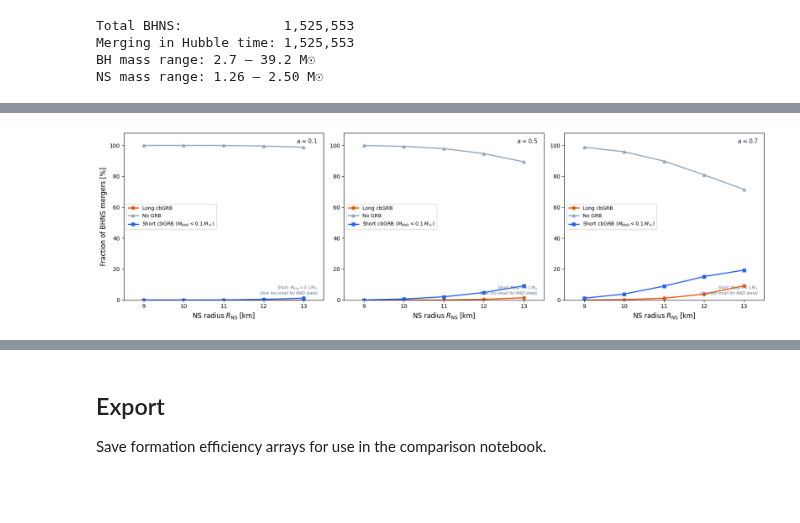
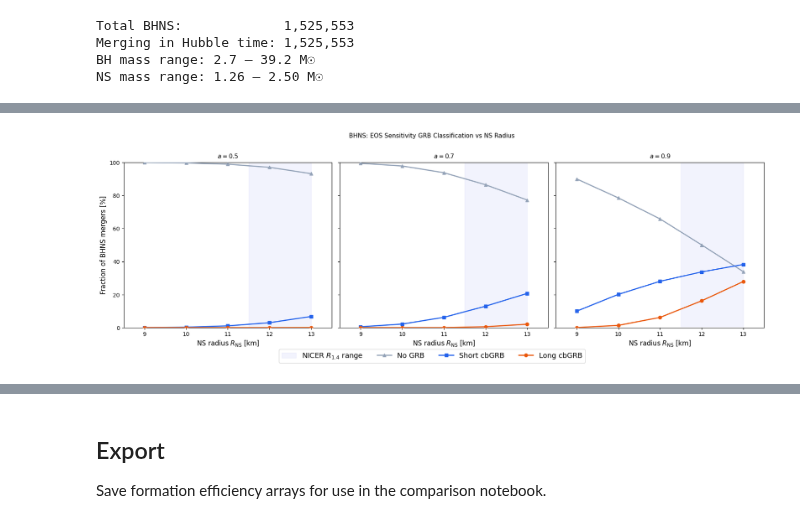
Before and after one commit to jorodgrz/GRBproject, a Jupyter notebook: GRB_BHNS.ipynb, the cells around one changed output, grey strips where cells are left out. Drawn from its saved outputs; the diff is of its cells as text; code cells hidden in the pictures; blank space fills up the shorter version.

```diff
--- a/GRB_BHNS.ipynb
+++ b/GRB_BHNS.ipynb
@@ -132,7 +190,7 @@ NS  = M_NS[mask_merging]
 w   = weights[mask_merging]
 
 results = {}  # keyed by BH spin value
-for a in [0.0, 0.5, 0.7]:
+for a in [0.0, 0.3, 0.5, 0.7, 0.9]:
     M_disk    = foucart_disk_mass(BH, NS, a_BH=a)
     no_grb    = (M_disk < 0.01)
     short_grb = (M_disk >= 0.01) & (M_disk < 0.1)
@@ -303,10 +573,9 @@ A more compact NS (smaller `R_NS`, softer EOS) is harder to disrupt. Vary `R_NS`
 # %%
 R_NS_range = [9, 10, 11, 12, 13]   # km
+eos_spins  = [0.5, 0.7, 0.9]
 
-# Run at a=0.1 (low spin), a=0.5, a=0.7 -- spans negligible to strong disruption
 results_RNS = {}
-
-for a_spin in [0.1, 0.5, 0.7]:
+for a_spin in eos_spins:
     frac_long, frac_short, frac_nogrb = [], [], []
     for R in R_NS_range:
         M_disk    = foucart_disk_mass(BH, NS, a_BH=a_spin, R_NS_km=R)
@@ -322,46 +591,40 @@ for a_spin in [0.1, 0.5, 0.7]:
               f'No GRB={100*no_grb.mean():.1f}%')
     results_RNS[a_spin] = dict(long=frac_long, short=frac_short, nogrb=frac_nogrb)
 
-fig, axes = plt.subplots(1, 3, figsize=(17, 5))
+fig, axes = plt.subplots(1, 3, figsize=(17, 5.5), sharey=True)
 
-for ax, a_spin in zip(axes, [0.1, 0.5, 0.7]):
-    d = results_RNS[a_spin]
+for col, a_spin in enumerate(eos_spins):
+    ax = axes[col]
+    d  = results_RNS[a_spin]
+
+    ax.axvspan(11.5, 13.0, alpha=0.08, color='#6366F1', zorder=0,
+               label='NICER $R_{1.4}$ range' if col == 0 else None)
+
+    ax.plot(R_NS_range, d['nogrb'], color='#94A3B8', lw=2, marker='^',
+            label='No GRB', zorder=3)
+    ax.plot(R_NS_range, d['short'], color='#2563EB', lw=2, marker='s',
+            label='Short cbGRB', zorder=3)
     ax.plot(R_NS_range, d['long'],  color='#EA580C', lw=2, marker='o',
-            label='Long cbGRB')
-    ax.plot(R_NS_range, d['nogrb'], color='#94A3B8', lw=2, marker='^',
-            label='No GRB')
-    ax.plot(R_NS_range, d['short'], color='#2563EB', lw=2, marker='s',
-            label=r'Short cbGRB ($M_\mathrm{disk} < 0.1\,M_\odot$)')
-
-    # Annotation if Short is identically 0
-    if max(d['short']) == 0:
-        ax.text(0.03, 0.20,
-                'Short cbGRB = 0%\nat all $R_\\mathrm{NS}$\n'
-                '(all disrupted disks\nhave $M_\\mathrm{disk} \\geq 0.1\\,M_\\odot$)',
-                transform=ax.transAxes, fontsize=7.5, color='#7C3AED',
-                ha='left', va='bottom',
-                bbox=dict(boxstyle='round,pad=0.3', facecolor='white',
-                          edgecolor='#7C3AED', alpha=0.85))
+            label='Long cbGRB', zorder=3)
 
     ax.set_xlim(8.5, 13.5)
-    ax.set_xlabel(r'NS radius $R_\mathrm{NS}$ [km]', fontsize=12)
-    ax.set_ylim(0, 108)
+    ax.set_ylim(0, 100)
     ax.set_xticks(R_NS_range)
-    ax.text(0.97, 0.97, f'$a = {a_spin}$', transform=ax.transAxes,
-            fontsize=11, fontweight='bold', color='#1E293B',
-            ha='right', va='top')
-    # Short cbGRB threshold note in each panel
-    ax.text(0.97, 0.03,
-            r'Short: $M_\mathrm{disk} < 0.1\,M_\odot$' + '\n'
-            r'(disk too small for MAD state)',
-            transform=ax.transAxes, fontsize=7, color='#64748B',
-            ha='right', va='bottom', style='italic')
-    ax.legend(fontsize=9, loc='center left')
+    ax.set_xlabel(r'NS radius $R_{\rm NS}$ [km]', fontsize=12)
+    ax.set_title(f'$a = {a_spin}$', fontsize=11, pad=8)
 
-axes[0].set_ylabel('Fraction of BHNS mergers [%]', fontsize=12)
+    if col == 0:
+        ax.set_ylabel('Fraction of BHNS mergers [%]', fontsize=12)
 
+handles, labels = axes[0].get_legend_handles_labels()
+fig.legend(handles, labels, fontsize=13, ncol=4,
+           loc='lower center', bbox_to_anchor=(0.5, -0.06),
+           columnspacing=2.0, handlelength=2.0)
+
+fig.suptitle('BHNS: EOS Sensitivity GRB Classification vs NS Radius',
+             fontsize=11, y=1.01)
 plt.tight_layout()
-plt.savefig('/Users/josephrodriguez/research visualization/plots/bhns_eos_sensitivity.png',
+plt.savefig('/Users/josephrodriguez/research visualization/Plots/bhns_eos_sensitivity.png',
             dpi=150, bbox_inches='tight')
 plt.show()
 # %% [output]
@@ -383,4 +646,4 @@ a=0.7, R_NS=13 km:  Long=9.2%  Short=19.4%  No GRB=71.5%
-[figure, old version]
+[figure, new version]
 # %% [markdown]
 ## 7. Delay Time Distribution
 
```
Also changed, not shown: parts of 20 cells of this notebook, 43 other files.
